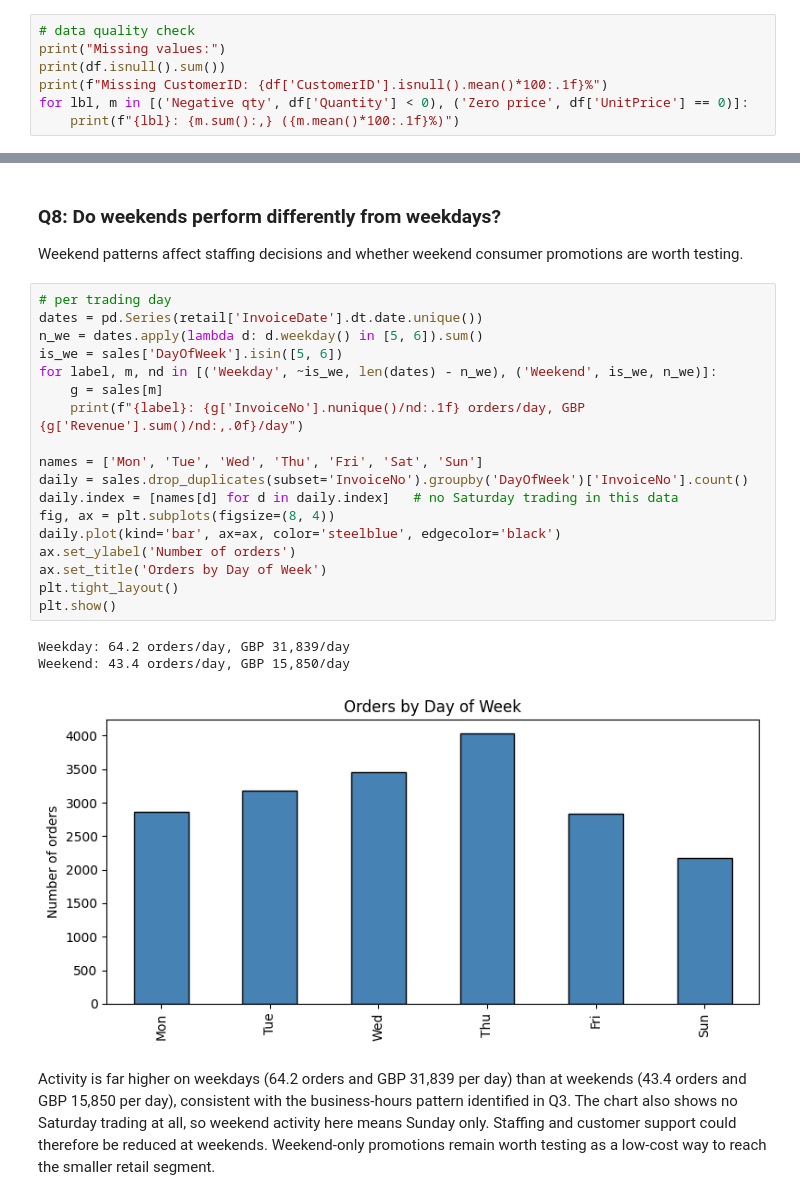
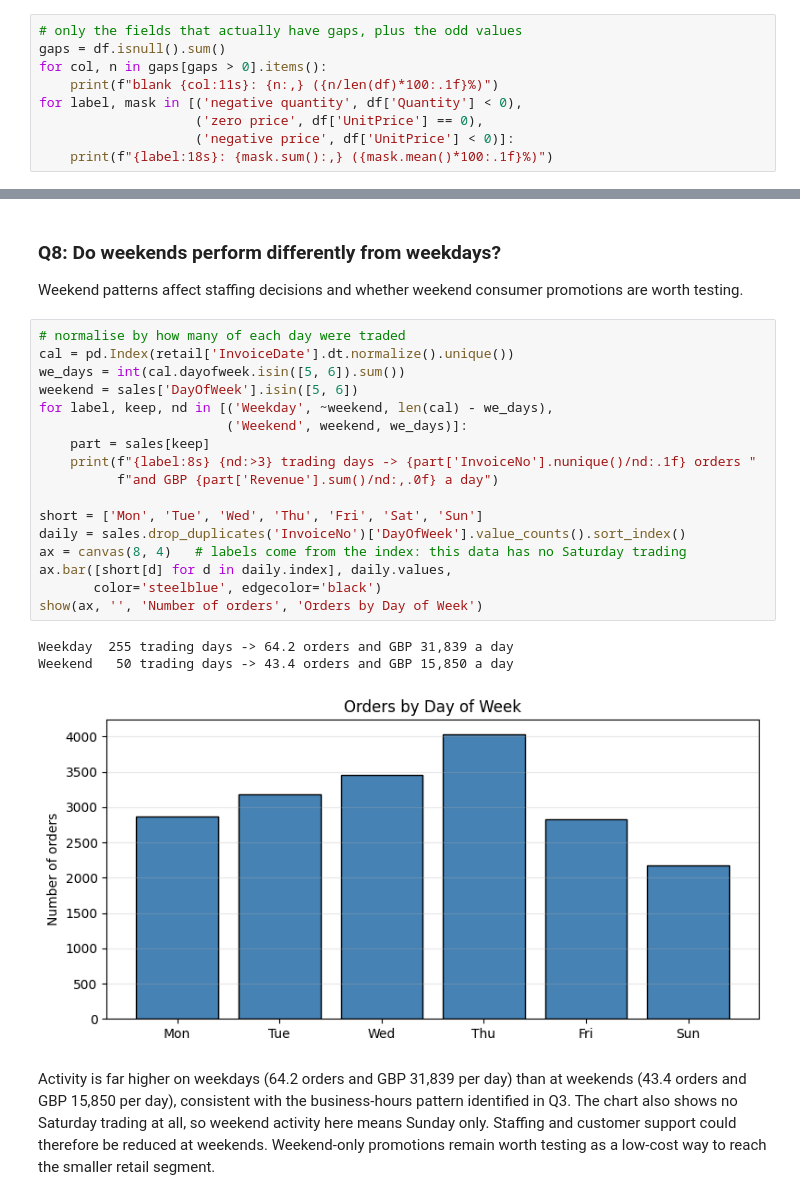
Before and after one commit to sonu2002/M504-AI-Applications-GH1057991, a Jupyter notebook: M504_GH1057991.ipynb, the cells around one changed output, grey strips where cells are left out. Saved outputs shown, nothing was run; the diff lists cells and outputs as text.

```diff
--- a/M504_GH1057991.ipynb
+++ b/M504_GH1057991.ipynb
@@ -64,9 +72,11 @@ Date range: 01 Dec 2010 to 09 Dec 2011
 | max | 80995.00 | 38970.00 |
 # %%
-# data quality check
-print("Missing values:")
-print(df.isnull().sum())
-print(f"Missing CustomerID: {df['CustomerID'].isnull().mean()*100:.1f}%")
-for lbl, m in [('Negative qty', df['Quantity'] < 0), ('Zero price', df['UnitPrice'] == 0)]:
-    print(f"{lbl}: {m.sum():,} ({m.mean()*100:.1f}%)")
+# only the fields that actually have gaps, plus the odd values
+gaps = df.isnull().sum()
+for col, n in gaps[gaps > 0].items():
+    print(f"blank {col:11s}: {n:,} ({n/len(df)*100:.1f}%)")
+for label, mask in [('negative quantity', df['Quantity'] < 0),
+                    ('zero price', df['UnitPrice'] == 0),
+                    ('negative price', df['UnitPrice'] < 0)]:
+    print(f"{label:18s}: {mask.sum():,} ({mask.mean()*100:.1f}%)")
 # %% [output]
@@ -371,27 +340,26 @@ The mean order value is GBP 480.76, while the median order value is GBP 303.02.
 
 Weekend patterns affect staffing decisions and whether weekend consumer promotions are worth testing.
 # %%
-# per trading day
-dates = pd.Series(retail['InvoiceDate'].dt.date.unique())
-n_we = dates.apply(lambda d: d.weekday() in [5, 6]).sum()
-is_we = sales['DayOfWeek'].isin([5, 6])
-for label, m, nd in [('Weekday', ~is_we, len(dates) - n_we), ('Weekend', is_we, n_we)]:
-    g = sales[m]
-    print(f"{label}: {g['InvoiceNo'].nunique()/nd:.1f} orders/day, GBP {g['Revenue'].sum()/nd:,.0f}/day")
+# normalise by how many of each day were traded
+cal = pd.Index(retail['InvoiceDate'].dt.normalize().unique())
+we_days = int(cal.dayofweek.isin([5, 6]).sum())
+weekend = sales['DayOfWeek'].isin([5, 6])
+for label, keep, nd in [('Weekday', ~weekend, len(cal) - we_days),
+                        ('Weekend', weekend, we_days)]:
+    part = sales[keep]
+    print(f"{label:8s} {nd:>3} trading days -> {part['InvoiceNo'].nunique()/nd:.1f} orders "
+          f"and GBP {part['Revenue'].sum()/nd:,.0f} a day")
 
-names = ['Mon', 'Tue', 'Wed', 'Thu', 'Fri', 'Sat', 'Sun']
-daily = sales.drop_duplicates(subset='InvoiceNo').groupby('DayOfWeek')['InvoiceNo'].count()
-daily.index = [names[d] for d in daily.index]   # no Saturday trading in this data
-fig, ax = plt.subplots(figsize=(8, 4))
-daily.plot(kind='bar', ax=ax, color='steelblue', edgecolor='black')
-ax.set_ylabel('Number of orders')
-ax.set_title('Orders by Day of Week')
-plt.tight_layout()
-plt.show()
+short = ['Mon', 'Tue', 'Wed', 'Thu', 'Fri', 'Sat', 'Sun']
+daily = sales.drop_duplicates('InvoiceNo')['DayOfWeek'].value_counts().sort_index()
+ax = canvas(8, 4)   # labels come from the index: this data has no Saturday trading
+ax.bar([short[d] for d in daily.index], daily.values,
+       color='steelblue', edgecolor='black')
+show(ax, '', 'Number of orders', 'Orders by Day of Week')
 # %% [output]
-Weekday: 64.2 orders/day, GBP 31,839/day
-Weekend: 43.4 orders/day, GBP 15,850/day
+Weekday  255 trading days -> 64.2 orders and GBP 31,839 a day
+Weekend   50 trading days -> 43.4 orders and GBP 15,850 a day
-[figure, old version]
+[figure, new version]
 # %% [markdown]
 Activity is far higher on weekdays (64.2 orders and GBP 31,839 per day) than at weekends (43.4 orders and GBP 15,850 per day), consistent with the business-hours pattern identified in Q3. The chart also shows no Saturday trading at all, so weekend activity here means Sunday only. Staffing and customer support could therefore be reduced at weekends. Weekend-only promotions remain worth testing as a low-cost way to reach the smaller retail segment.
 # %% [markdown]
```
Also changed, not shown: parts of 21 cells of this notebook, 2 other files.
